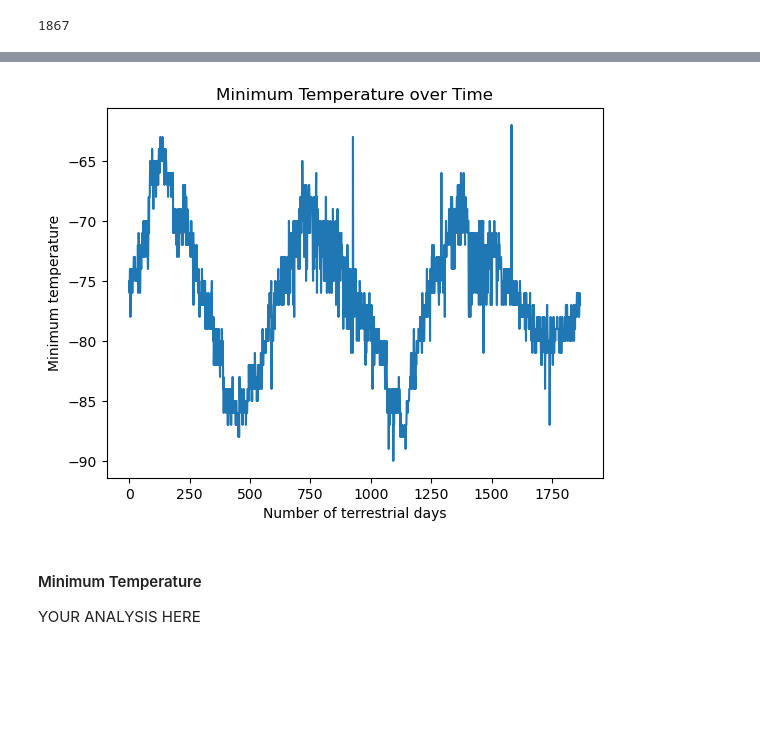
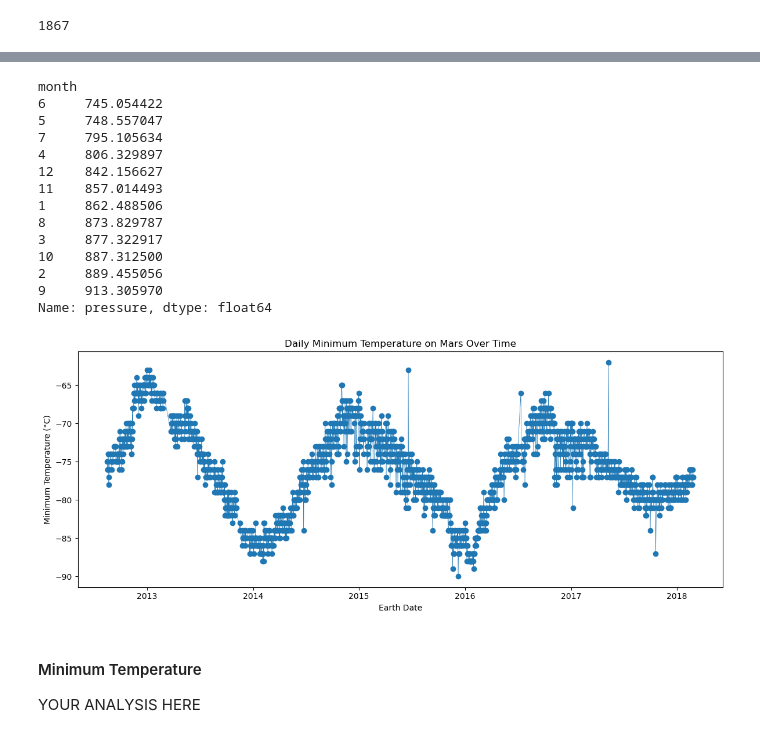
Before and after one commit to RacheMorris16k/Mars_News, a Jupyter notebook: part_2_mars_weather.ipynb, the cells around one changed output, grey strips where cells are left out. Cells and saved outputs as stored; diff of their text form; code cells hidden in the pictures; blank space fills up the shorter version.

Commit message:
analysis

```diff
--- a/part_2_mars_weather.ipynb
+++ b/part_2_mars_weather.ipynb
@@ -32,0 +35,12 @@ Note that this can also be achieved by using the Pandas `read_html` function. Ho
+# %%
+# Extract all rows of data
+
+# Find the table
+table = soup.find('table')
+
+# Extract all the rows
+rows = table.find_all('tr')
+
+# Optional: Preview first row to inspect
+for row in rows[:1]:
+    print(row)
@@ -44,10 +68,21 @@ Assemble the scraped data into a Pandas DataFrame. The columns should have the s
 * `pressure`: The atmospheric pressure at Curiosity's location
 # %%
 # Create an empty list
-
+data_rows = []
 
 # Loop through the scraped data to create a list of rows
+table = soup.find('table')
+rows = table.find_all('tr')
+
+for row in rows[1:]:  # skip header row
+    cols = row.find_all('td')
+    row_data = [col.text.strip() for col in cols]
+    data_rows.append(row_data)
 # %%
 # Create a Pandas DataFrame by using the list of rows and a list of the column names
+columns = ["id", "terrestrial_date", "sol", "ls", "month", "min_temp", "pressure"]
+
+# Create the DataFrame
+mars_weather_df = pd.DataFrame(data_rows, columns=columns)
 # %%
 # Confirm DataFrame was created successfully
@@ -80,2 +115,11 @@ dtype: object
+# %%
+# Change data types for data analysis
+mars_weather_df["terrestrial_date"] = pd.to_datetime(mars_weather_df["terrestrial_date"])
+mars_weather_df["min_temp"] = mars_weather_df["min_temp"].astype(float)
+mars_weather_df["pressure"] = mars_weather_df["pressure"].astype(float)
+mars_weather_df["sol"] = mars_weather_df["sol"].astype(int)
+mars_weather_df["ls"] = mars_weather_df["ls"].astype(int)
+mars_weather_df["month"] = mars_weather_df["month"].astype(int)
+mars_weather_df["id"] = mars_weather_df["id"].astype(int)
 # %%
 # Confirm type changes were successful by examining data types again
@@ -165,8 +295,35 @@ Name: pressure, dtype: float64
+# %%
+sorted_avg_pressure
+# %% [output]
+month
+6     745.054422
+5     748.557047
+7     795.105634
+4     806.329897
+12    842.156627
+11    857.014493
+1     862.488506
+8     873.829787
+3     877.322917
+10    887.312500
+2     889.455056
+9     913.305970
+Name: pressure, dtype: float64
 # %%
 # 5. How many terrestrial (Earth) days are there in a Martian year?
+(mars_weather_df["terrestrial_date"].max() - mars_weather_df["terrestrial_date"].min()).days / 3
+
 # Visually estimate the result by plotting the daily minimum temperature of each observation in the data set.
+plt.figure(figsize=(12, 5))
+plt.plot(mars_weather_df["terrestrial_date"], mars_weather_df["min_temp"], marker='o', linestyle='-', linewidth=0.5)
+
+plt.title("Daily Minimum Temperature on Mars Over Time")
+plt.xlabel("Earth Date")
+plt.ylabel("Minimum Temperature (°C)")
+plt.tight_layout()
+plt.show()
 # %% [output]
-[figure, old version]
+[figure, new version]
 # %% [markdown]
 #### Minimum Temperature
 
```
Also changed, not shown: parts of 21 cells of this notebook, 1 other file.
